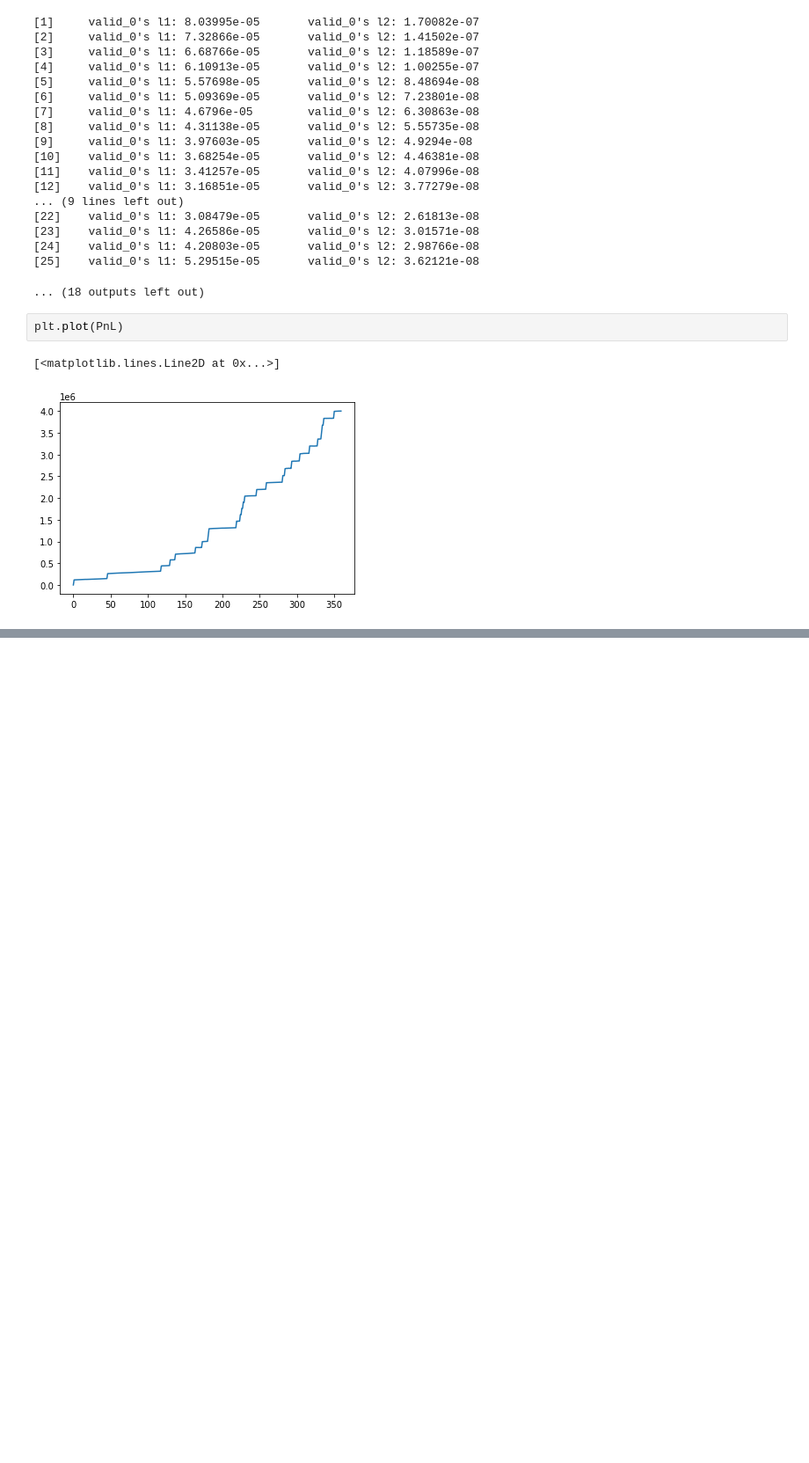
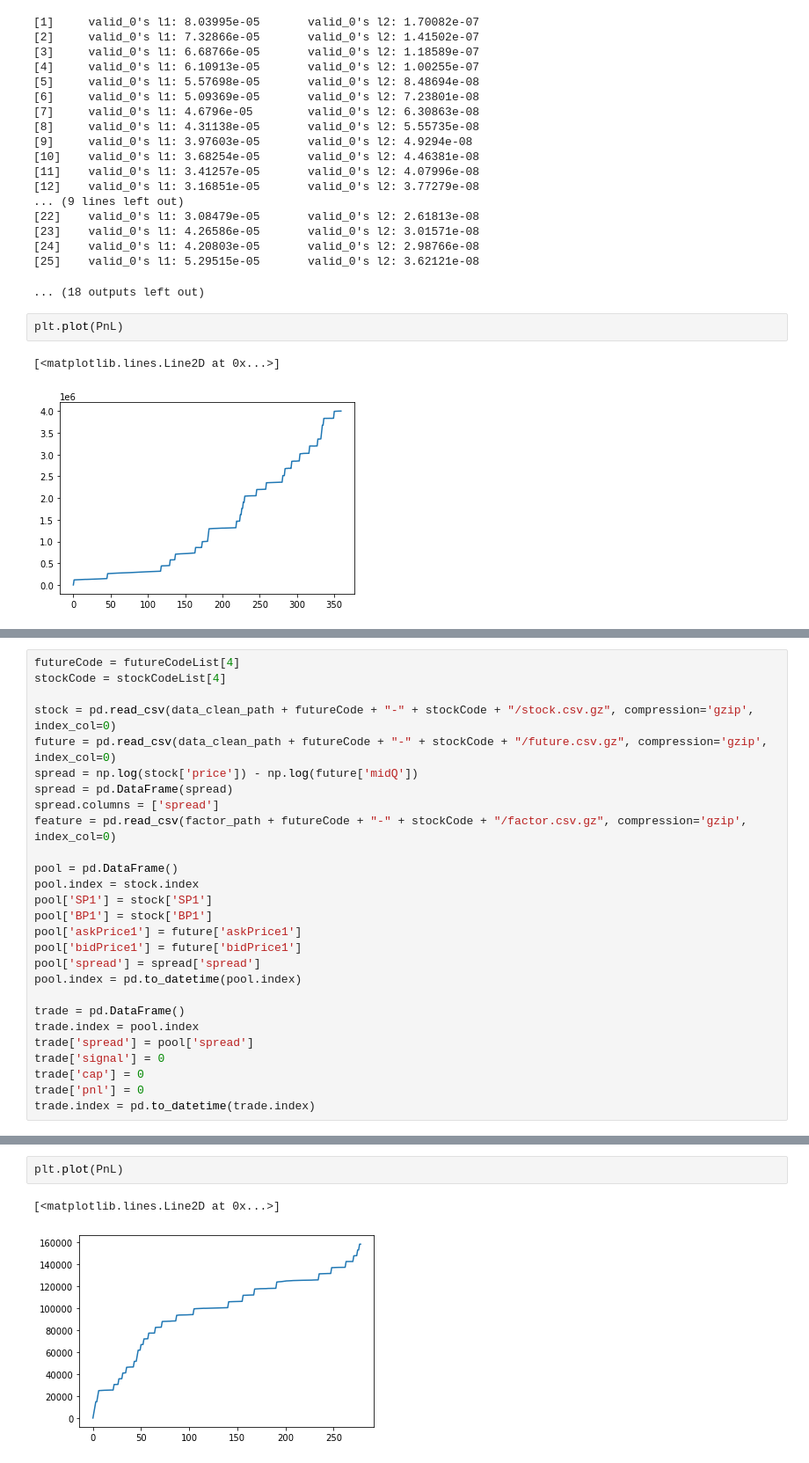
Before and after one commit to Jeremygaop/research-on-pair-trading, a Jupyter notebook: 5_2_backtest_predict.ipynb, the cells around one changed output, grey strips where cells are left out. Shown at 88% size. Cells and saved outputs as stored; diff of their text form; blank space fills up the shorter version.

```diff
--- a/5_2_backtest_predict.ipynb
+++ b/5_2_backtest_predict.ipynb
@@ -939,0 +942,27 @@ plt.plot(PnL)
+# %%
+futureCode = futureCodeList[4]
+stockCode = stockCodeList[4]
+
+stock = pd.read_csv(data_clean_path + futureCode + "-" + stockCode + "/stock.csv.gz", compression='gzip', index_col=0)
+future = pd.read_csv(data_clean_path + futureCode + "-" + stockCode + "/future.csv.gz", compression='gzip', index_col=0)
+spread = np.log(stock['price']) - np.log(future['midQ'])
+spread = pd.DataFrame(spread)
+spread.columns = ['spread']
+feature = pd.read_csv(factor_path + futureCode + "-" + stockCode + "/factor.csv.gz", compression='gzip', index_col=0)
+
+pool = pd.DataFrame()
+pool.index = stock.index
+pool['SP1'] = stock['SP1']
+pool['BP1'] = stock['BP1']
+pool['askPrice1'] = future['askPrice1']
+pool['bidPrice1'] = future['bidPrice1']
+pool['spread'] = spread['spread']
+pool.index = pd.to_datetime(pool.index)
+
+trade = pd.DataFrame()
+trade.index = pool.index
+trade['spread'] = pool['spread']
+trade['signal'] = 0
+trade['cap'] = 0
+trade['pnl'] = 0
+trade.index = pd.to_datetime(trade.index)
@@ -939,0 +1074,5 @@ plt.plot(PnL)
+# %%
+plt.plot(PnL)
+# %% [output]
+[<matplotlib.lines.Line2D at 0x...>]
+[figure, added]
```
Also changed, not shown: parts of 5 cells of this notebook, 4 other files.
